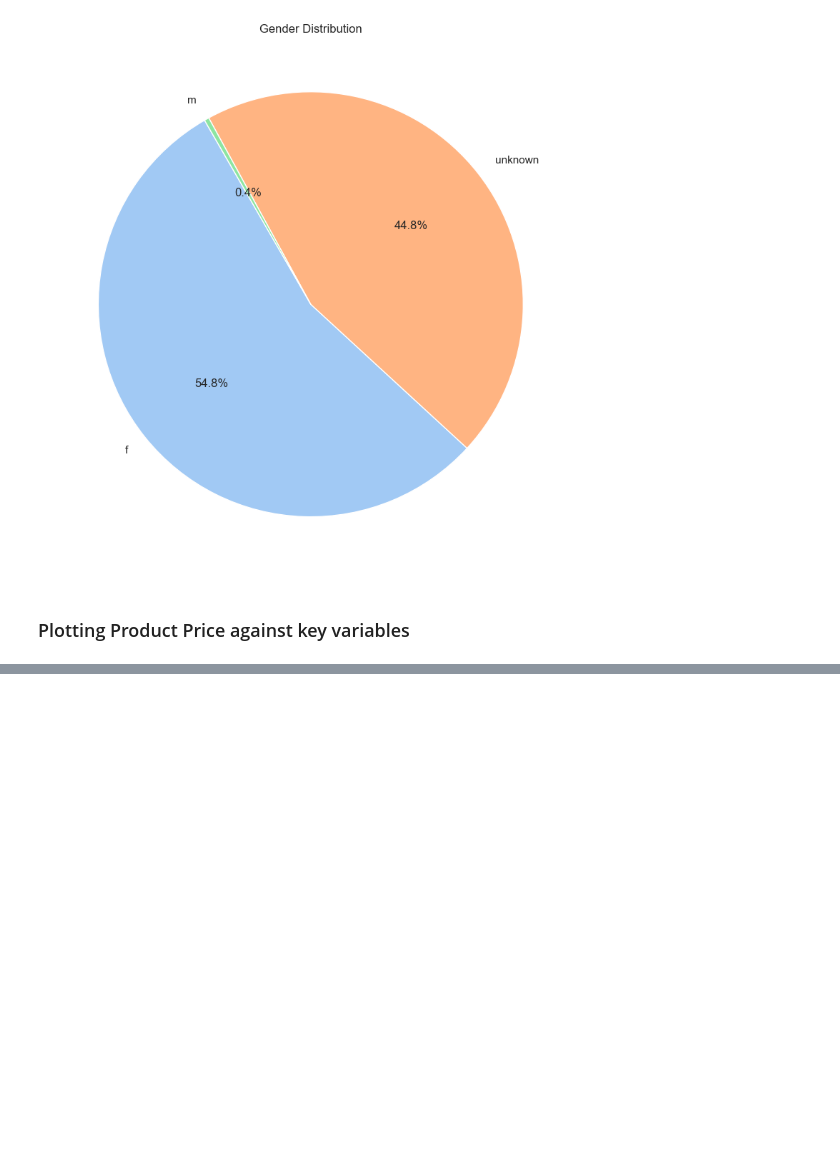
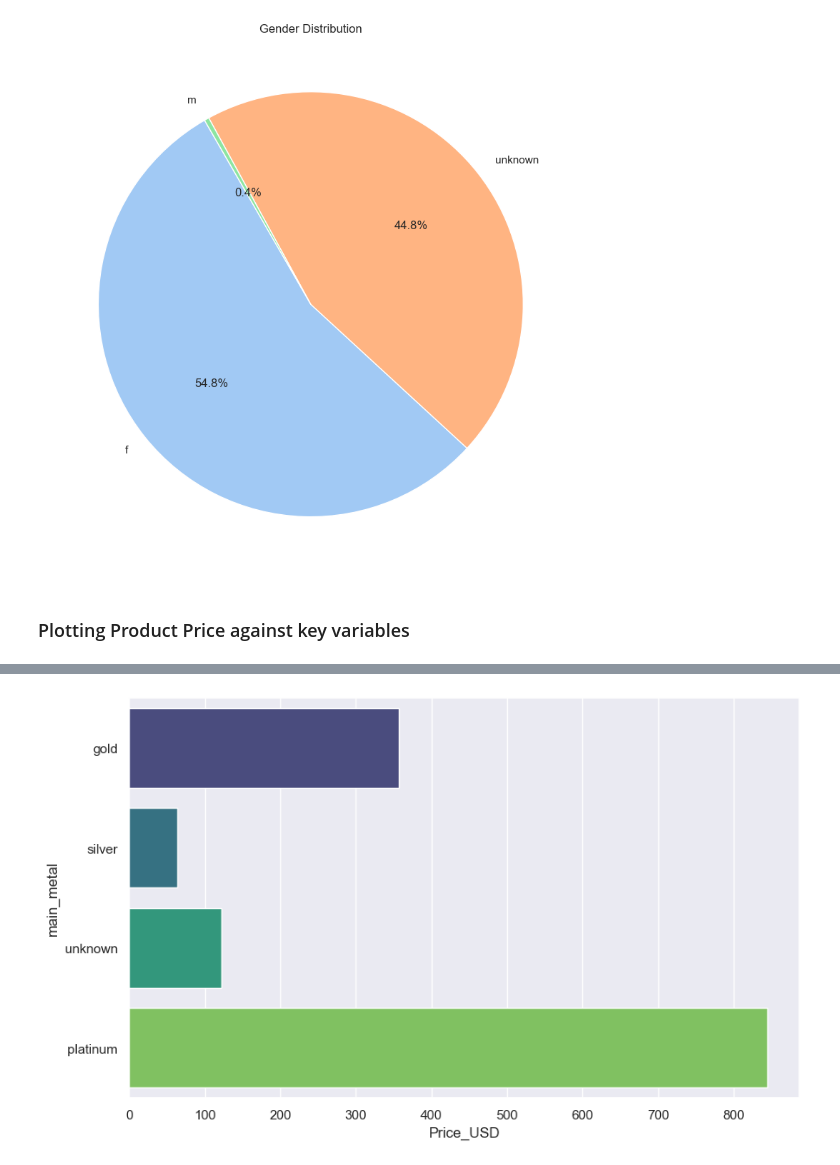
Before and after one commit to KP-Black/jewelry-price-optimisation, a Jupyter notebook: Notebooks/Jewelry price optimisation.ipynb, the cells around one changed output, grey strips where cells are left out. Saved outputs shown, nothing was run; the diff lists cells and outputs as text; code cells hidden in the pictures; blank space fills up the shorter version.

```diff
--- a/Notebooks/Jewelry price optimisation.ipynb
+++ b/Notebooks/Jewelry price optimisation.ipynb
@@ -347,0 +348,14 @@ plt.show()
+# %%
+# 2. Bar chart of price against Main Metal
+plt.figure(figsize=(10,6))
+sns.barplot(y= data_with_drop_column["main_metal"],
+            x = data_with_drop_column["Price_USD"],
+            data = data_with_drop_column,
+
+            palette = "viridis",
+            hue ="main_metal",
+            errorbar=None)
+
+plt.show()
+# %% [output]
+[figure, added]
```
Also changed, not shown: parts of 2 cells of this notebook.
